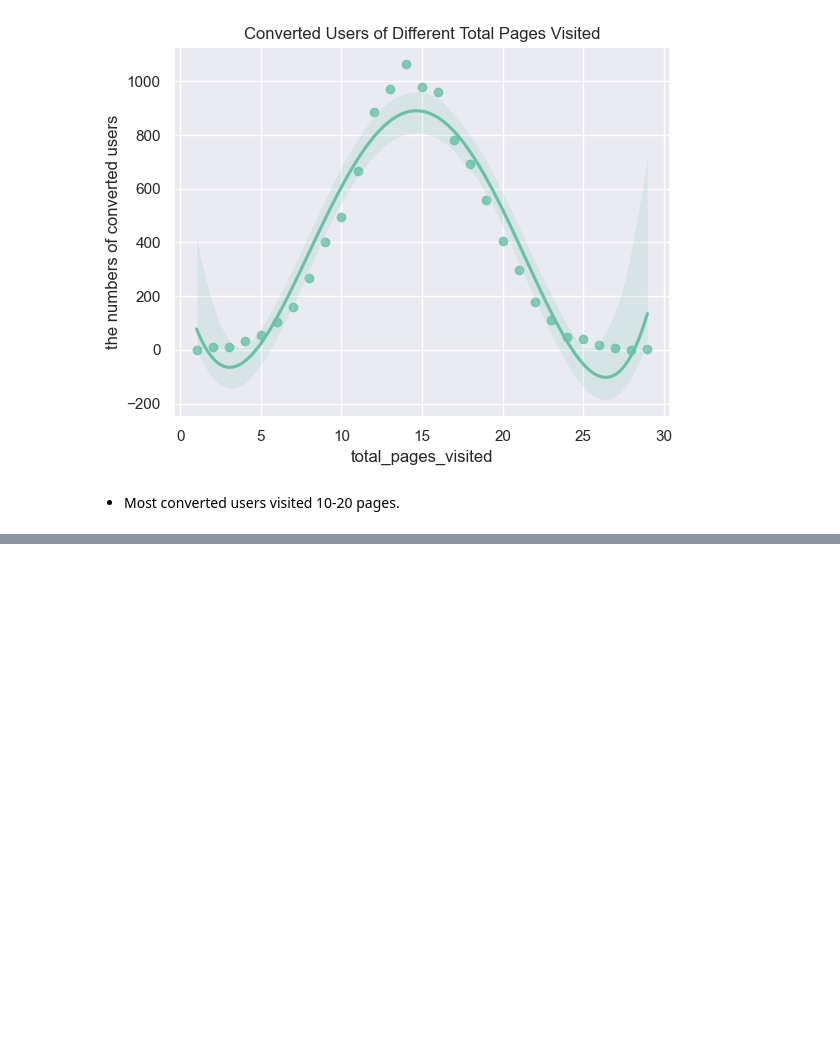
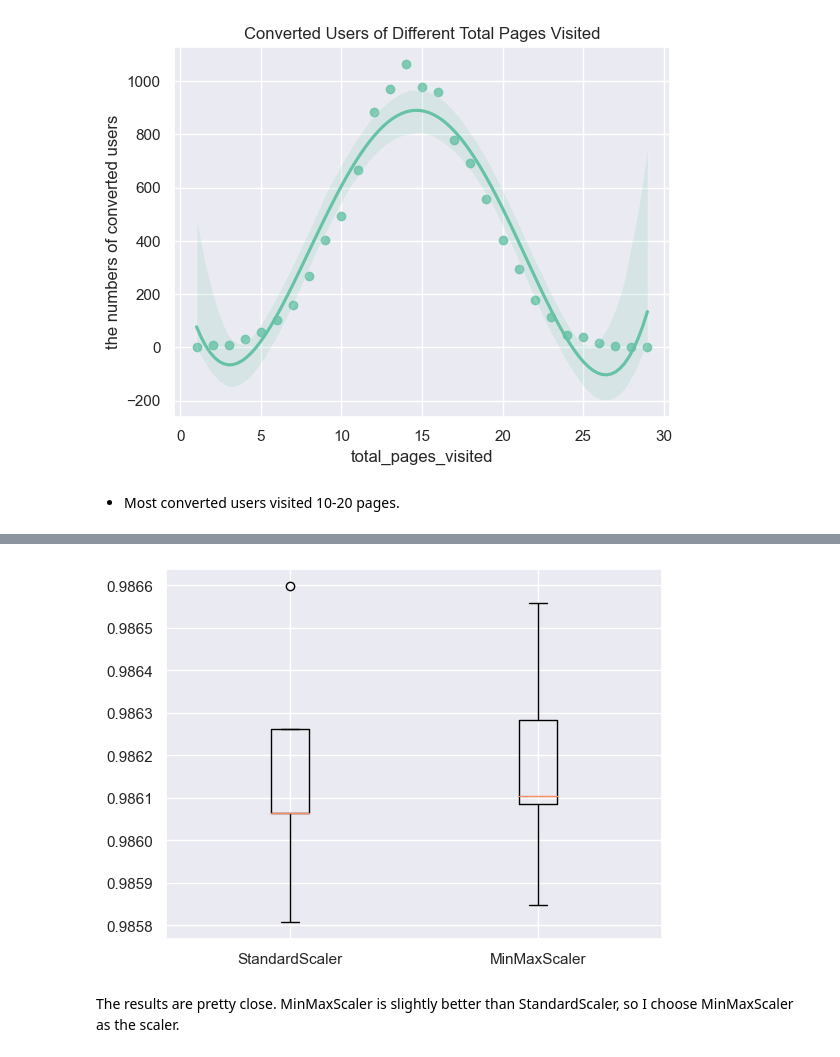
Before and after one commit to JielingChen/optimizing_conversion_rate, a Jupyter notebook: Optimizing Conversion Rate.ipynb, the cells around one changed output, grey strips where cells are left out. Cells and saved outputs as stored; diff of their text form; code cells hidden in the pictures; blank space fills up the shorter version.

```diff
--- a/Optimizing Conversion Rate.ipynb
+++ b/Optimizing Conversion Rate.ipynb
@@ -336,0 +417,6 @@ plt.show()
+# %%
+# split the data into two DataFrames: X (features) and y (target variable)
+y = data['converted']
+X = data.drop('converted', axis=1)
+print(y.head())
+print(X.head())
@@ -336,0 +450,28 @@ plt.show()
+# %%
+# split the data into train and test subsets and stratified sampling the test data size to be 20%
+X_train, X_test, y_train, y_test = train_test_split(X, y, test_size=0.2, random_state=seed, stratify=y)
+
+# scaling X data based on X_train using 2 different scalers
+scaler_standard = StandardScaler()
+X_train_standard = scaler_standard.fit_transform(X_train)
+X_test_standard = scaler_standard.transform(X_test)
+
+scaler_minmax = MinMaxScaler()
+X_train_minmax = scaler_minmax.fit_transform(X_train)
+X_test_minmax = scaler_minmax.transform(X_test)
+# %%
+# check which scaler performs better using cross-validation
+kf = KFold(n_splits=5, random_state=seed, shuffle=True)
+
+lr_standard = LogisticRegression(random_state=seed)
+cv_results_standard = cross_val_score(lr_standard, X_train_standard, y_train, cv=kf)
+
+lr_minmax= LogisticRegression(random_state=seed)
+cv_results_minmax = cross_val_score(lr_minmax, X_train_minmax, y_train, cv=kf)
+
+plt.boxplot([cv_results_standard,cv_results_minmax], labels=['StandardScaler', 'MinMaxScaler'])
+plt.show()
+# %% [output]
+[figure, added]
+# %% [markdown]
+The results are pretty close. MinMaxScaler is slightly better than StandardScaler, so I choose MinMaxScaler as the scaler.
```
Also changed, not shown: parts of 33 cells of this notebook.
